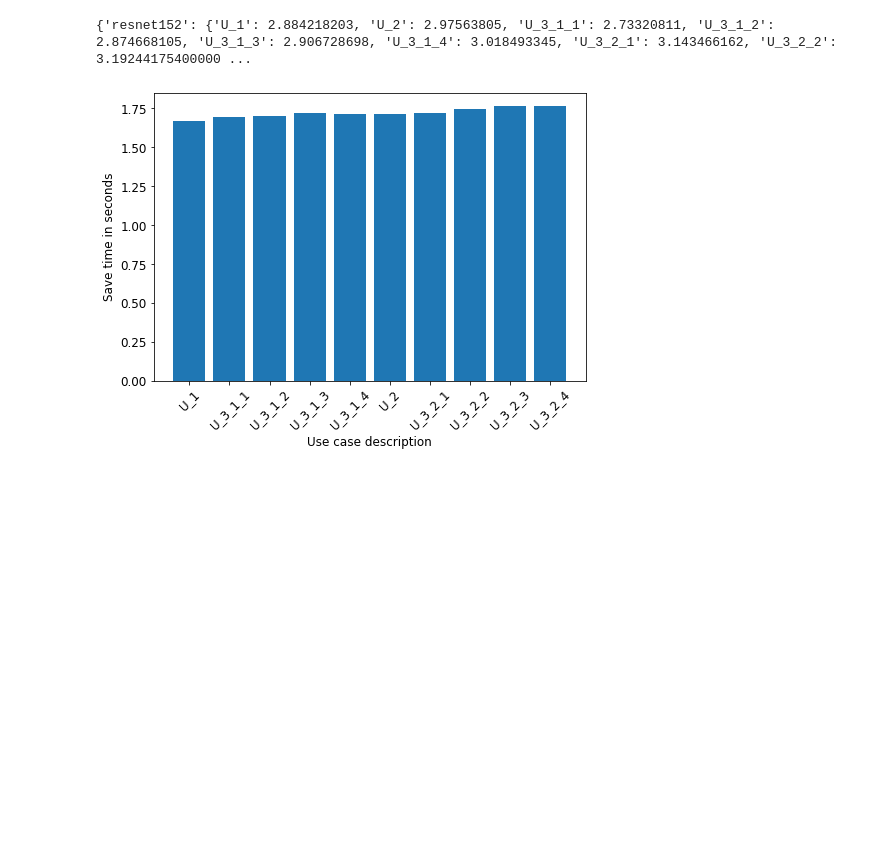
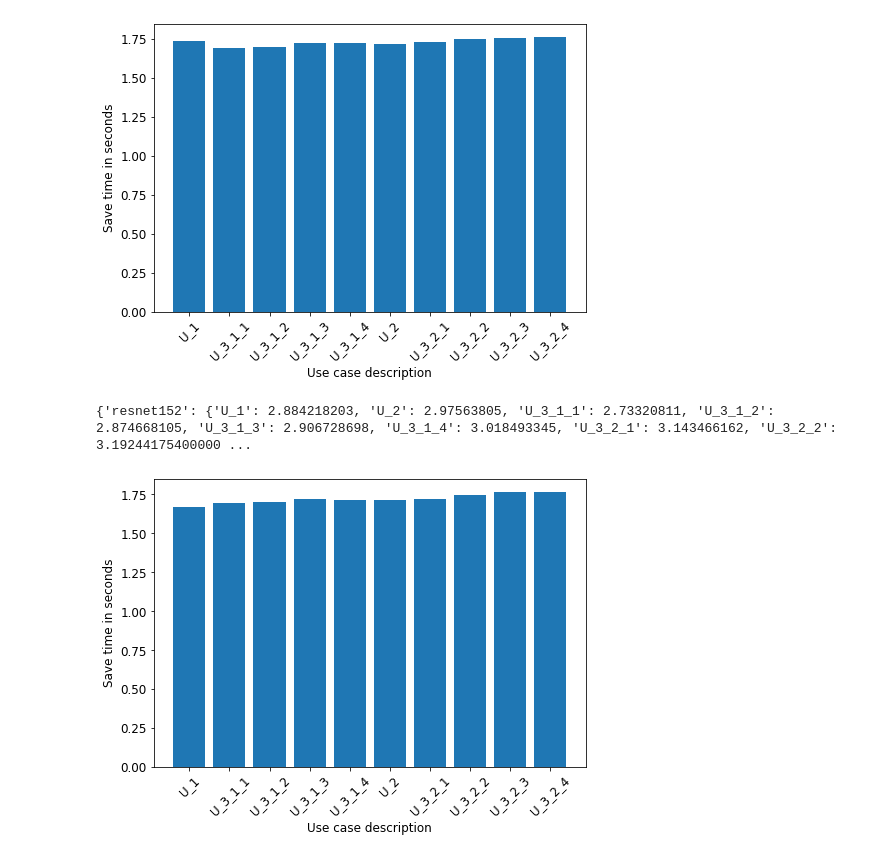
Before and after one commit to slin96/master-thesis, a Jupyter notebook: experiments/plots/save_recover_time.ipynb, the cells around one changed output. Cells and saved outputs as stored; diff of their text form; code cells hidden in the pictures; blank space fills up the shorter version.

Commit message:
plot high level save times

```diff
--- a/experiments/plots/save_recover_time.ipynb
+++ b/experiments/plots/save_recover_time.ipynb
@@ -23 +24,42 @@ baseline_version_food_node_0 = filter_by_attribute(baseline_version_food_node, (
+# %%
+valid_joined = join_server_and_node_meta(files_and_meta)
+# %%
+times = extract_times(valid_joined)
+# %%
+def rearrange_u2(use_cases):
+    use_cases.sort()
+    # remove U_2
+    u2 = use_cases.pop(1)
+    num_cases = len(use_cases)
+    new_u2_pos = int((num_cases - 1) / 2) + 1
+    use_cases.insert(new_u2_pos, u2)
+    return use_cases
+
+def plot_time_one_model(save_times, save_path=None, ignore_use_cases=[]):
+    use_cases = rearrange_u2(list(save_times.keys()))
+
+    for u in ignore_use_cases:
+        use_cases.remove(u)
+
+    plt.rc('font', size=12)
+    fig = plt.figure()
+    ax = fig.add_axes([0, 0, 1, 1])
+    times = [save_times[k] for k in use_cases]
+    ax.bar(use_cases, times)
+    ax.set_ylabel('Save time in seconds')
+    ax.set_xlabel('Use case description')
+    plt.xticks(rotation=45)
+    if save_path:
+        fig.savefig(save_path, bbox_inches='tight')
+
+    plt.show()
+# %%
+def plot_median_high_level_save_time(metas, save_path=None, ignore_use_cases=[]):
+    agg = aggregate_fields(metas, aggregate='median', field_key=HIGH_LEVEL_SAVE_TIMES)
+    plot_time_one_model(agg[HIGH_LEVEL_SAVE_TIMES], save_path, ignore_use_cases)
+# %%
+data = filter_meta(times, model=MOBILENET, approach=BASELINE, snapshot_type=VERSION, snapshot_dist='food')
+plot_median_high_level_save_time(data)
+# %% [output]
+[figure, added]
 # %%
```
Also changed, not shown: parts of 13 cells of this notebook, 2 other files.
